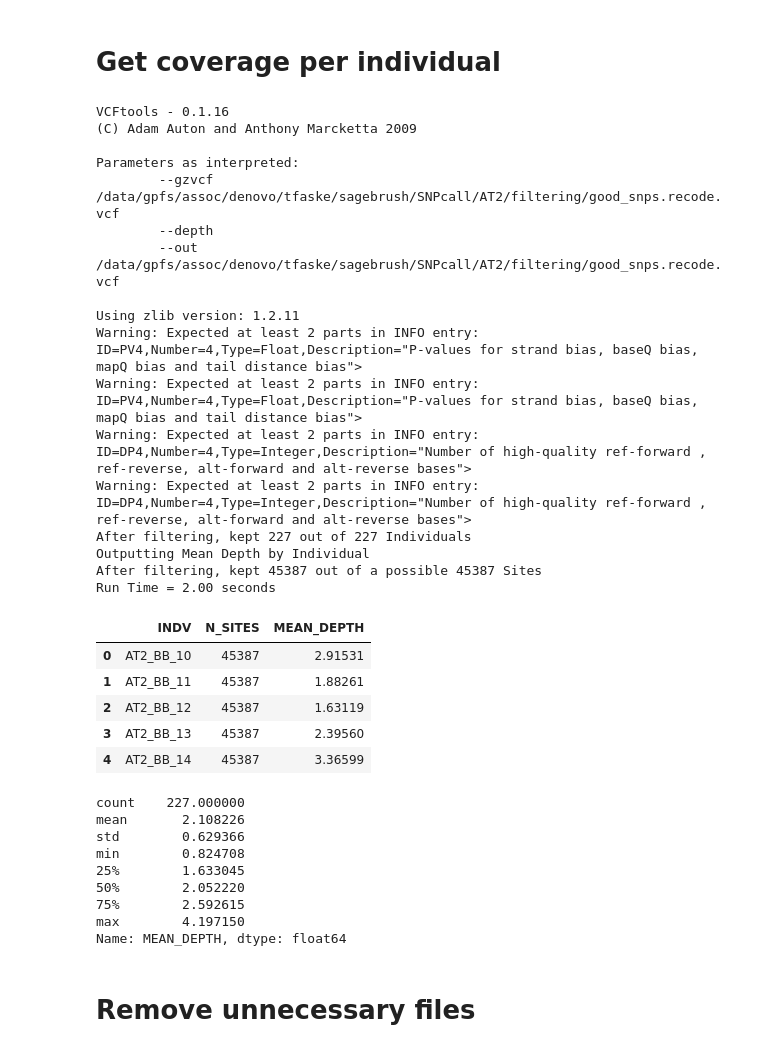
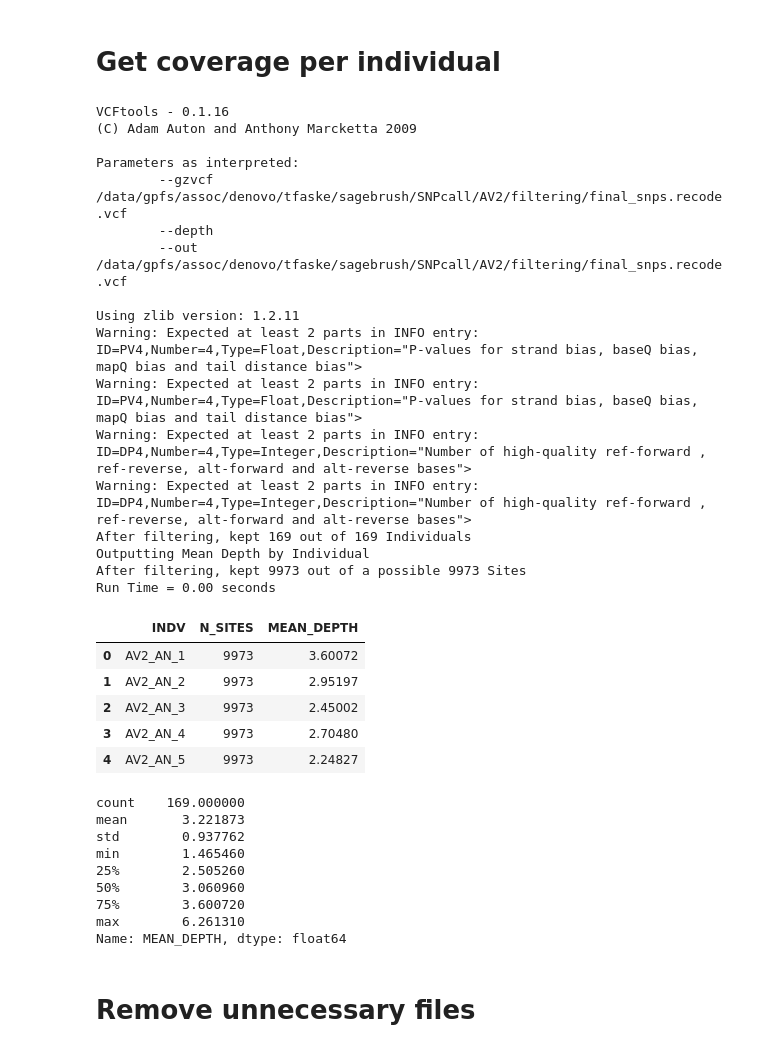
Before and after one commit to trevorfaske/ARTR_mixedploidy, a Jupyter notebook: AT2/5snpfiltering_sagebrush_AT2.ipynb, the cells around one changed output. Saved outputs shown, nothing was run; the diff lists cells and outputs as text; code cells hidden in the pictures.

```diff
--- a/AT2/5snpfiltering_sagebrush_AT2.ipynb
+++ b/AT2/5snpfiltering_sagebrush_AT2.ipynb
@@ -610,7 +878,7 @@ Run Time = 3.00 seconds
 # %% [markdown]
 # Get coverage per individual
 # %%
-f = os.path.join(analysis_dir, "good_snps.recode.vcf")
+f = os.path.join(analysis_dir, "final_snps.recode.vcf")
 !$vcftools --gzvcf {f} \
 --out {f} \
 --depth
@@ -619,41 +887,41 @@ VCFtools - 0.1.16
 (C) Adam Auton and Anthony Marcketta 2009
 
 Parameters as interpreted:
-        --gzvcf /data/gpfs/assoc/denovo/tfaske/sagebrush/SNPcall/AT2/filtering/good_snps.recode.vcf
+        --gzvcf /data/gpfs/assoc/denovo/tfaske/sagebrush/SNPcall/AV2/filtering/final_snps.recode.vcf
         --depth
-        --out /data/gpfs/assoc/denovo/tfaske/sagebrush/SNPcall/AT2/filtering/good_snps.recode.vcf
+        --out /data/gpfs/assoc/denovo/tfaske/sagebrush/SNPcall/AV2/filtering/final_snps.recode.vcf
 
 Using zlib version: 1.2.11
 Warning: Expected at least 2 parts in INFO entry: ID=PV4,Number=4,Type=Float,Description="P-values for strand bias, baseQ bias, mapQ bias and tail distance bias">
 Warning: Expected at least 2 parts in INFO entry: ID=PV4,Number=4,Type=Float,Description="P-values for strand bias, baseQ bias, mapQ bias and tail distance bias">
 Warning: Expected at least 2 parts in INFO entry: ID=DP4,Number=4,Type=Integer,Description="Number of high-quality ref-forward , ref-reverse, alt-forward and alt-reverse bases">
 Warning: Expected at least 2 parts in INFO entry: ID=DP4,Number=4,Type=Integer,Description="Number of high-quality ref-forward , ref-reverse, alt-forward and alt-reverse bases">
-After filtering, kept 227 out of 227 Individuals
+After filtering, kept 169 out of 169 Individuals
 Outputting Mean Depth by Individual
-After filtering, kept 45387 out of a possible 45387 Sites
-Run Time = 2.00 seconds
+After filtering, kept 9973 out of a possible 9973 Sites
+Run Time = 0.00 seconds
 # %%
-depth_file = os.path.join(analysis_dir, "good_snps.recode.vcf.idepth")
+depth_file = os.path.join(analysis_dir, "final_snps.recode.vcf.idepth")
 depth_df = pd.read_csv(depth_file, sep="\t")
 depth_df.head()
 # %% [output]
 |  | INDV | N_SITES | MEAN_DEPTH |
-| 0 | AT2_BB_10 | 45387 | 2.91531 |
-| 1 | AT2_BB_11 | 45387 | 1.88261 |
-| 2 | AT2_BB_12 | 45387 | 1.63119 |
-| 3 | AT2_BB_13 | 45387 | 2.39560 |
-| 4 | AT2_BB_14 | 45387 | 3.36599 |
+| 0 | AV2_AN_1 | 9973 | 3.60072 |
+| 1 | AV2_AN_2 | 9973 | 2.95197 |
+| 2 | AV2_AN_3 | 9973 | 2.45002 |
+| 3 | AV2_AN_4 | 9973 | 2.70480 |
+| 4 | AV2_AN_5 | 9973 | 2.24827 |
 # %%
 depth_df.MEAN_DEPTH.describe()
 # %% [output]
-count    227.000000
-mean       2.108226
-std        0.629366
-min        0.824708
-25%        1.633045
-50%        2.052220
-75%        2.592615
-max        4.197150
+count    169.000000
+mean       3.221873
+std        0.937762
+min        1.465460
+25%        2.505260
+50%        3.060960
+75%        3.600720
+max        6.261310
 Name: MEAN_DEPTH, dtype: float64
 # %% [markdown]
 # Remove unnecessary files
```
Also changed, not shown: parts of 32 cells of this notebook, 6 other files.
